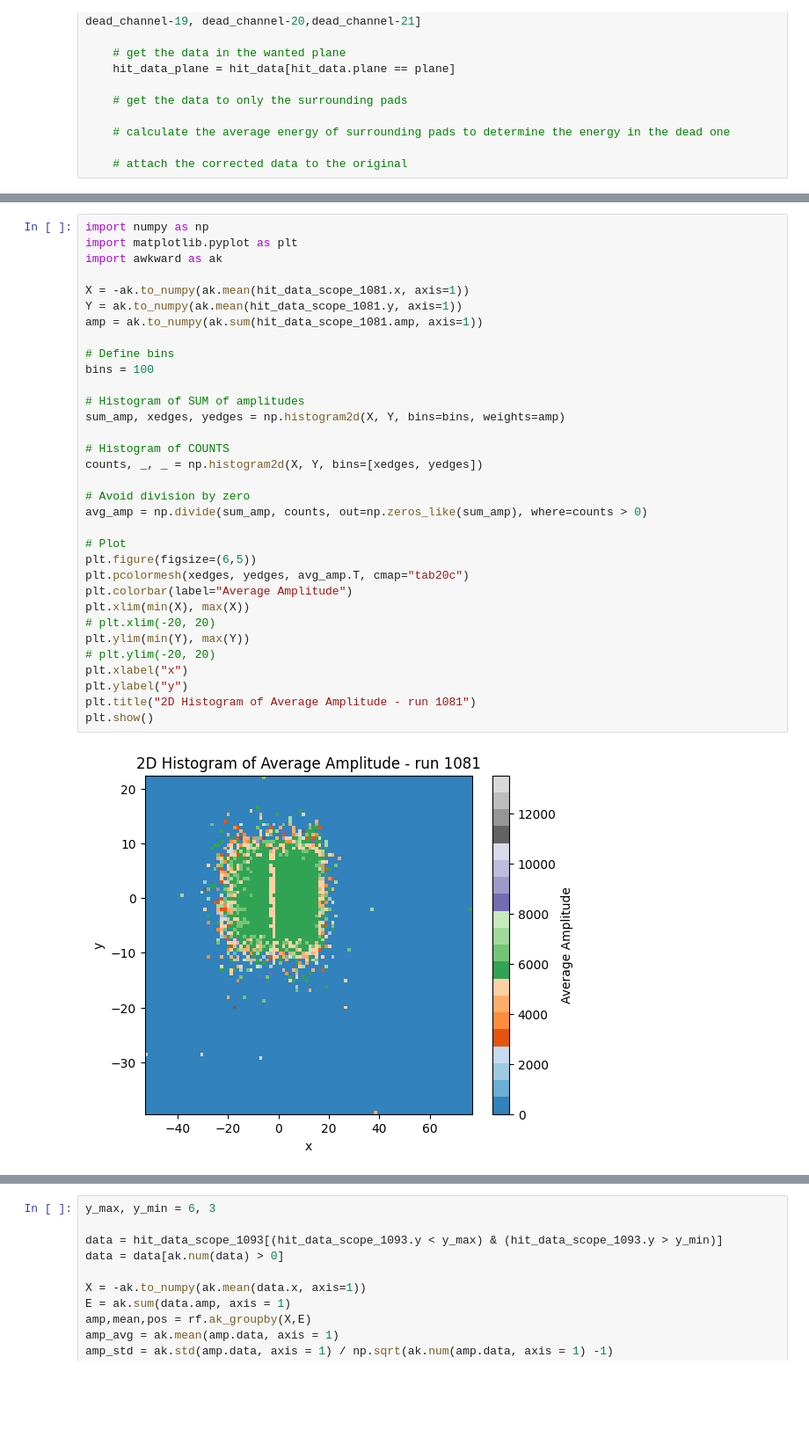
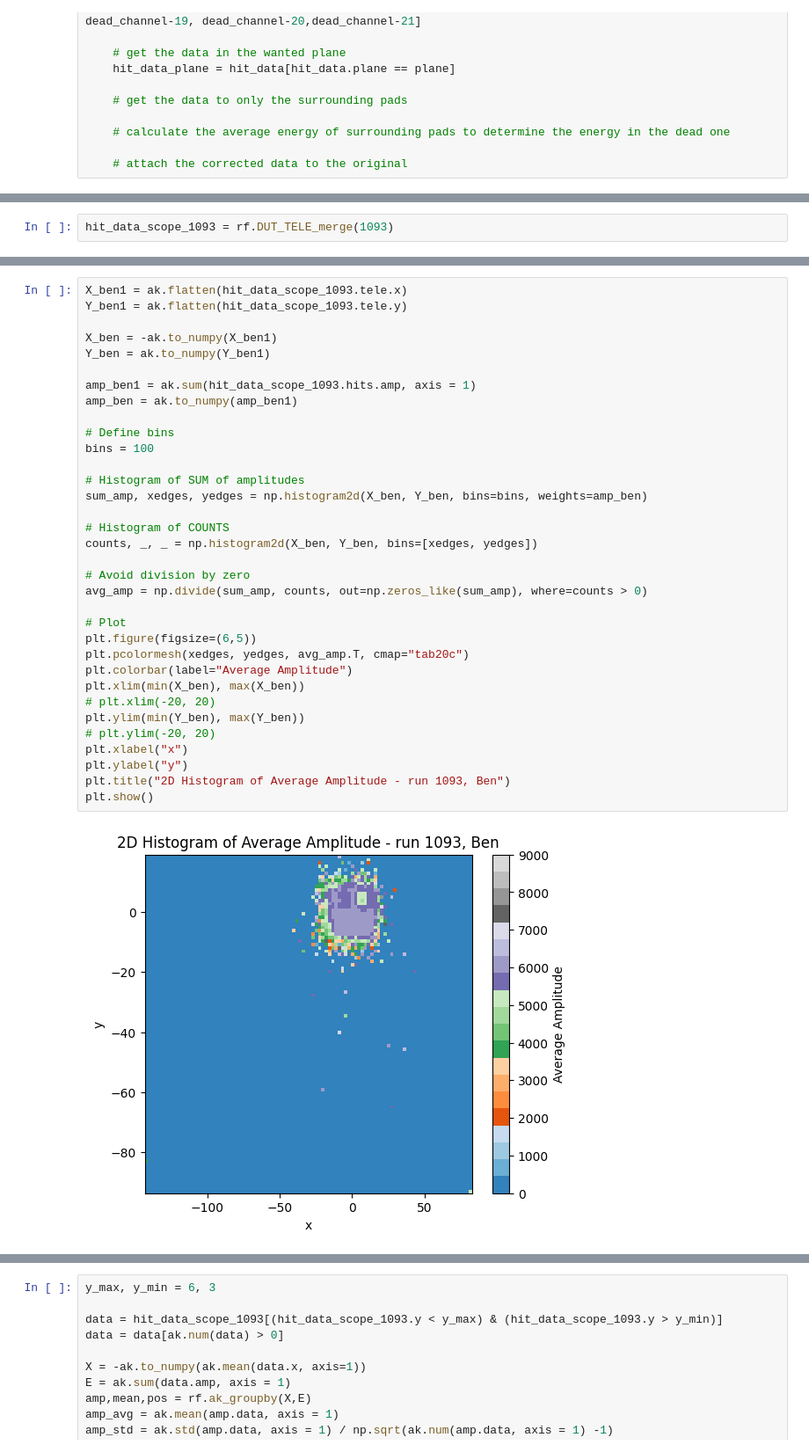
Before and after one commit to Ben-David-Ben/F-Cal-TB-Project, a Jupyter notebook: TB2025_Gap.ipynb, the cells around one changed output, grey strips where cells are left out. Shown at 88% size. Drawn from its saved outputs; the diff is of its cells as text; blank space fills up the shorter version.

```diff
--- a/TB2025_Gap.ipynb
+++ b/TB2025_Gap.ipynb
@@ -276,0 +60,2 @@ plt.show()
+# %%
+hit_data_scope_1093 = rf.DUT_TELE_merge(1093)
@@ -277,36 +121,37 @@ plt.show()
 # %%
-import numpy as np
-import matplotlib.pyplot as plt
-import awkward as ak
+X_ben1 = ak.flatten(hit_data_scope_1093.tele.x)
+Y_ben1 = ak.flatten(hit_data_scope_1093.tele.y)
 
-X = -ak.to_numpy(ak.mean(hit_data_scope_1081.x, axis=1))
-Y = ak.to_numpy(ak.mean(hit_data_scope_1081.y, axis=1))
-amp = ak.to_numpy(ak.sum(hit_data_scope_1081.amp, axis=1))
+X_ben = -ak.to_numpy(X_ben1)
+Y_ben = ak.to_numpy(Y_ben1)
+
+amp_ben1 = ak.sum(hit_data_scope_1093.hits.amp, axis = 1)
+amp_ben = ak.to_numpy(amp_ben1)
 
 # Define bins
 bins = 100
 
 # Histogram of SUM of amplitudes
-sum_amp, xedges, yedges = np.histogram2d(X, Y, bins=bins, weights=amp)
+sum_amp, xedges, yedges = np.histogram2d(X_ben, Y_ben, bins=bins, weights=amp_ben)
 
 # Histogram of COUNTS
-counts, _, _ = np.histogram2d(X, Y, bins=[xedges, yedges])
+counts, _, _ = np.histogram2d(X_ben, Y_ben, bins=[xedges, yedges])
 
 # Avoid division by zero
 avg_amp = np.divide(sum_amp, counts, out=np.zeros_like(sum_amp), where=counts > 0)
 
 # Plot
 plt.figure(figsize=(6,5))
 plt.pcolormesh(xedges, yedges, avg_amp.T, cmap="tab20c")
 plt.colorbar(label="Average Amplitude")
-plt.xlim(min(X), max(X))
+plt.xlim(min(X_ben), max(X_ben))
 # plt.xlim(-20, 20)
-plt.ylim(min(Y), max(Y))
+plt.ylim(min(Y_ben), max(Y_ben))
 # plt.ylim(-20, 20)
 plt.xlabel("x")
 plt.ylabel("y")
-plt.title("2D Histogram of Average Amplitude - run 1081")
+plt.title("2D Histogram of Average Amplitude - run 1093, Ben")
 plt.show()
 # %% [output]
-[figure, old version]
+[figure, new version]
 # %%
```
Also changed, not shown: parts of 21 cells of this notebook, 3 other files.
